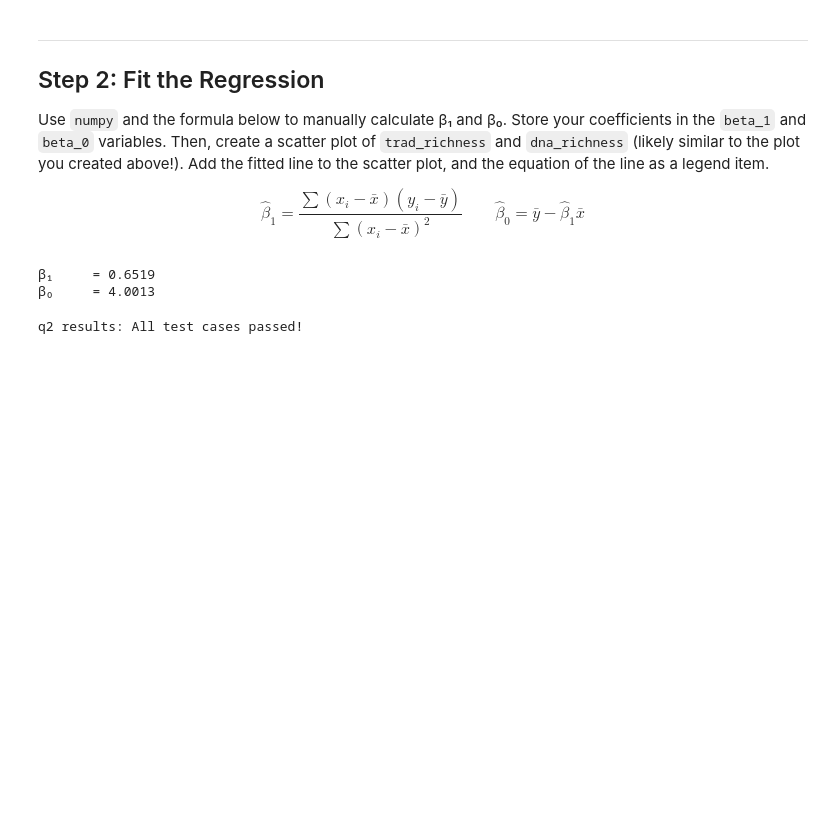
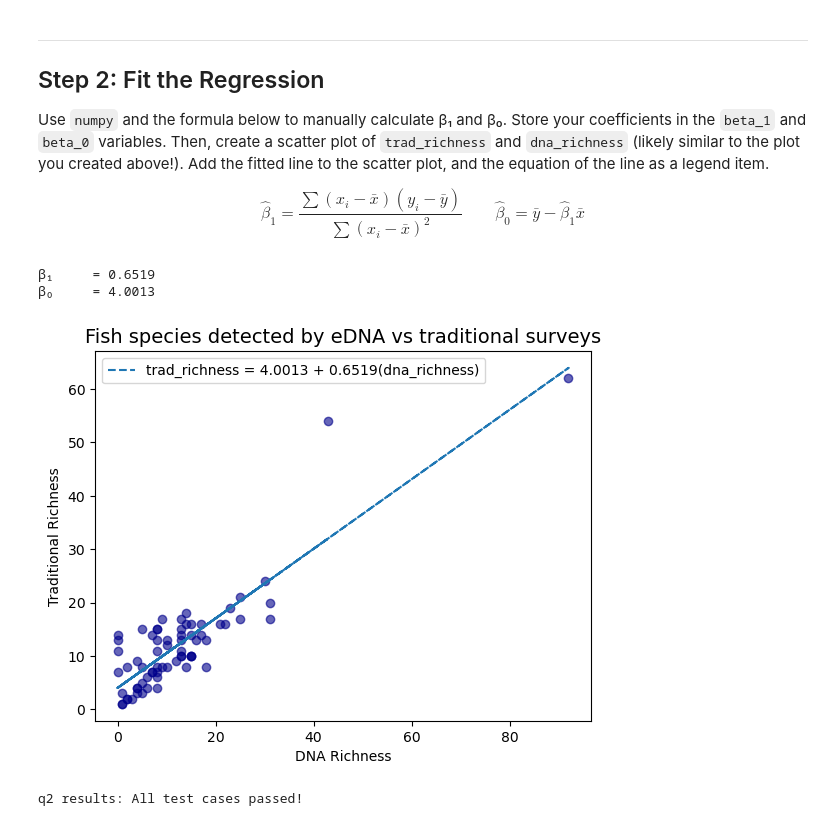
Before and after one commit to avarobillard/assignment-1, a Jupyter notebook: task2/hw1-task2.ipynb, the cells around one changed output. Drawn from its saved outputs; the diff is of its cells as text; code cells hidden in the pictures; blank space fills up the shorter version.

```diff
--- a/task2/hw1-task2.ipynb
+++ b/task2/hw1-task2.ipynb
@@ -94,6 +97,17 @@ print(f"\u03b2\u2080     = {beta_0:.4f}")
 # %% [output]
 β₁     = 0.6519
 β₀     = 4.0013
+# %%
+# Add fitted line to scatterplot
+plt.scatter(df['dna_richness'], df['trad_richness'], alpha = 0.6, color = "darkblue")
+plt.plot(x,beta_0 + beta_1 * x, linestyle = '--', label = f'trad_richness = {beta_0:.4f} + {beta_1:.4f}(dna_richness)')
+plt.xlabel('DNA Richness')
+plt.ylabel('Traditional Richness')
+plt.title('Fish species detected by eDNA vs traditional surveys', size = 14)
+plt.legend()
+plt.show()
+# %% [output]
+[figure, added]
 # %%
 grader.check("q2")
 # %% [output]
```
Also changed, not shown: parts of 12 cells of this notebook.
